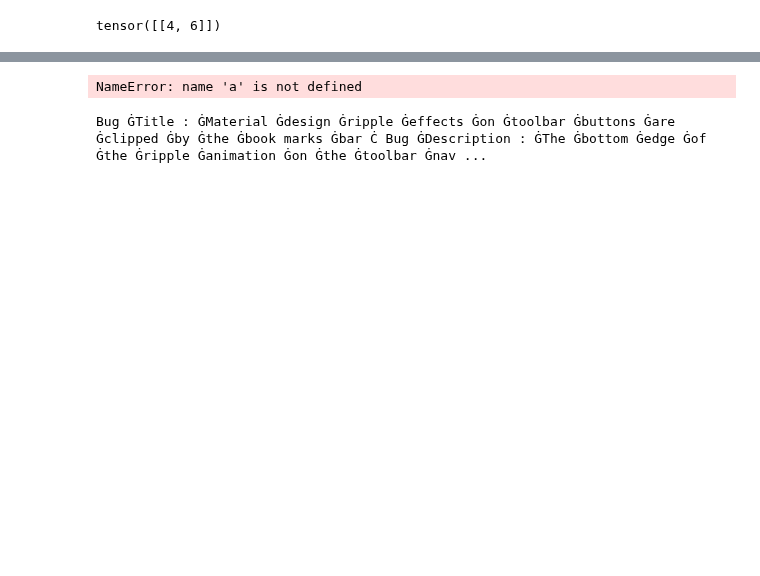
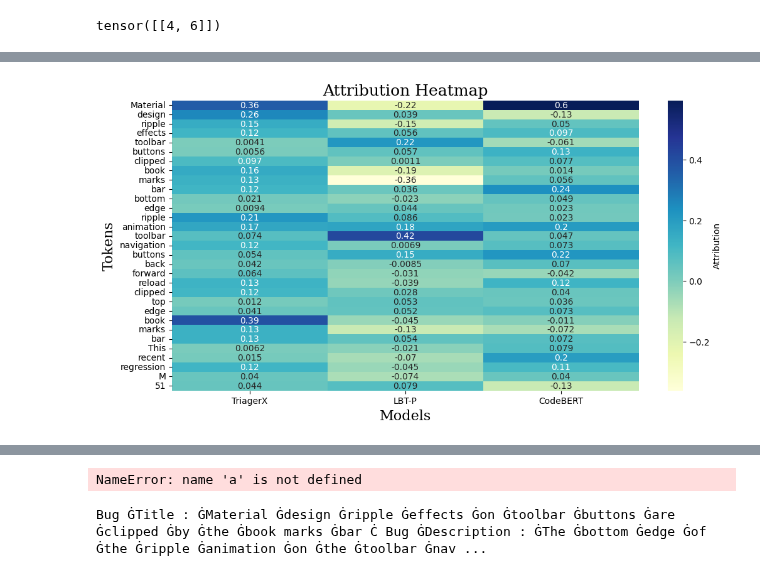
Before and after one commit to afifaniks/triagerX, a Jupyter notebook: notebook/model_interpretation.ipynb, the cells around one changed output, grey strips where cells are left out. Saved outputs shown, nothing was run; the diff lists cells and outputs as text; code cells hidden in the pictures; blank space fills up the shorter version.

```diff
--- a/notebook/model_interpretation.ipynb
+++ b/notebook/model_interpretation.ipynb
@@ -955,0 +1269,26 @@ plot_token_attributions_combined(np.array(triagerx_tokens_attr), np.array(lbtp_t
+# %%
+import seaborn as sns
+
+def plot_token_attributions_heatmap(attributions_model1, attributions_model2, attributions_model3, tokens):
+    """
+    Generates and saves a heatmap for model attributions.
+
+    Args:
+        attributions_model1 (np.array): Attributions from the first model.
+        attributions_model2 (np.array): Attributions from the second model.
+        attributions_model3 (np.array): Attributions from the third model.
+        tokens (list of str): Tokens in the input text.
+    """
+    data = np.array([attributions_model1[:len(tokens)], attributions_model2[:len(tokens)], attributions_model3[:len(tokens)]]).T
+
+    plt.figure(figsize=(12, 6))
+    sns.heatmap(data, annot=True, cmap="YlGnBu", xticklabels=['TriagerX', 'LBT-P', 'CodeBERT'], yticklabels=tokens, cbar_kws={'label': 'Attribution'})
+
+    plt.xlabel('Models', fontname='serif', fontsize=16)
+    plt.ylabel('Tokens', fontname='serif', fontsize=16)
+    plt.title('Attribution Heatmap', fontname='serif', fontsize=18)
+    plt.show()
+# %%
+plot_token_attributions_heatmap(np.array(triagerx_tokens_attr), np.array(lbtp_tokens_attr), np.array(codebert_tokens_attr), triagerx_tokens)
+# %% [output]
+[figure, added]
```
Also changed, not shown: parts of 32 cells of this notebook.
